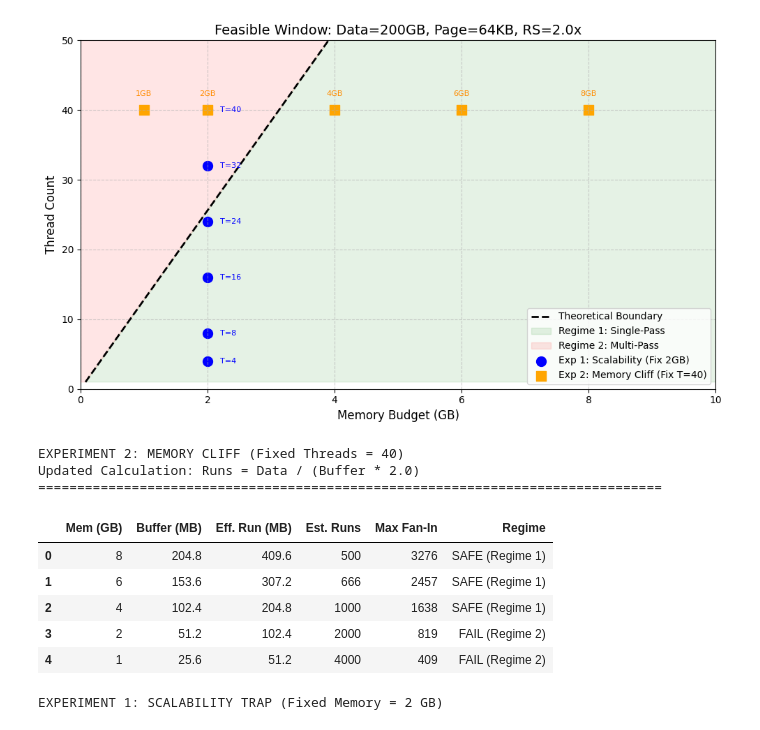
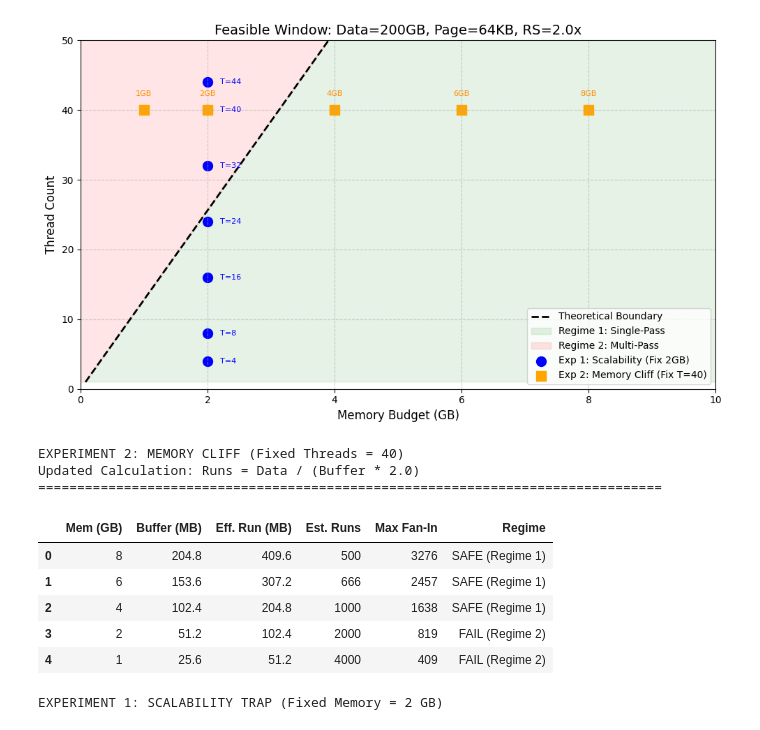
Before and after one commit to cmbenello/es, a Jupyter notebook: planner/planner.ipynb, the cells around one changed output. Drawn from its saved outputs; the diff is of its cells as text; code cells hidden in the pictures.

Commit message:
save planner

```diff
--- a/planner/planner.ipynb
+++ b/planner/planner.ipynb
@@ -63,7 +63,7 @@ threads_y = np.linspace(1, 64, 100)
 memory_x_curve = [get_min_memory_for_threads(t) for t in threads_y]
 
 exp1_mem = 2
-exp1_threads = [4, 8, 16, 24, 32, 40]
+exp1_threads = [4, 8, 16, 24, 32, 40, 44]
 exp1_y = exp1_threads
 exp1_x = [exp1_mem] * len(exp1_threads)
 
@@ -92,34 +92,35 @@ plt.xlim(0, 10)
 plt.ylim(0, 50)
 plt.grid(True, linestyle='--', alpha=0.6)
 plt.legend(loc='lower right')
 plt.tight_layout()
+plt.savefig('planner.png', dpi=300)
 plt.show()
 
 # ==========================================
 # 4. GENERATE DATA TABLES
 # ==========================================
 
 print(f"\nEXPERIMENT 2: MEMORY CLIFF (Fixed Threads = {exp2_threads})")
 print("Updated Calculation: Runs = Data / (Buffer * 2.0)")
 print("="*80)
 
 exp2_data = []
 for m in exp2_mem:
     buf_mb, eff_run_mb, n_runs, max_fan, status = get_regime_status(m, exp2_threads)
 
     exp2_data.append({
         "Mem (GB)": m,
         "Buffer (MB)": f"{buf_mb:.1f}",
         "Eff. Run (MB)": f"{eff_run_mb:.1f}",
         "Est. Runs": int(n_runs),
         "Max Fan-In": max_fan,
         "Regime": status
     })
 
 df2 = pd.DataFrame(exp2_data)
 display(df2)
 # %% [output]
-[figure, old version]
+[figure, new version]
 EXPERIMENT 2: MEMORY CLIFF (Fixed Threads = 40)
 Updated Calculation: Runs = Data / (Buffer * 2.0)
 ================================================================================
```
Also changed, not shown: 1 other file.
